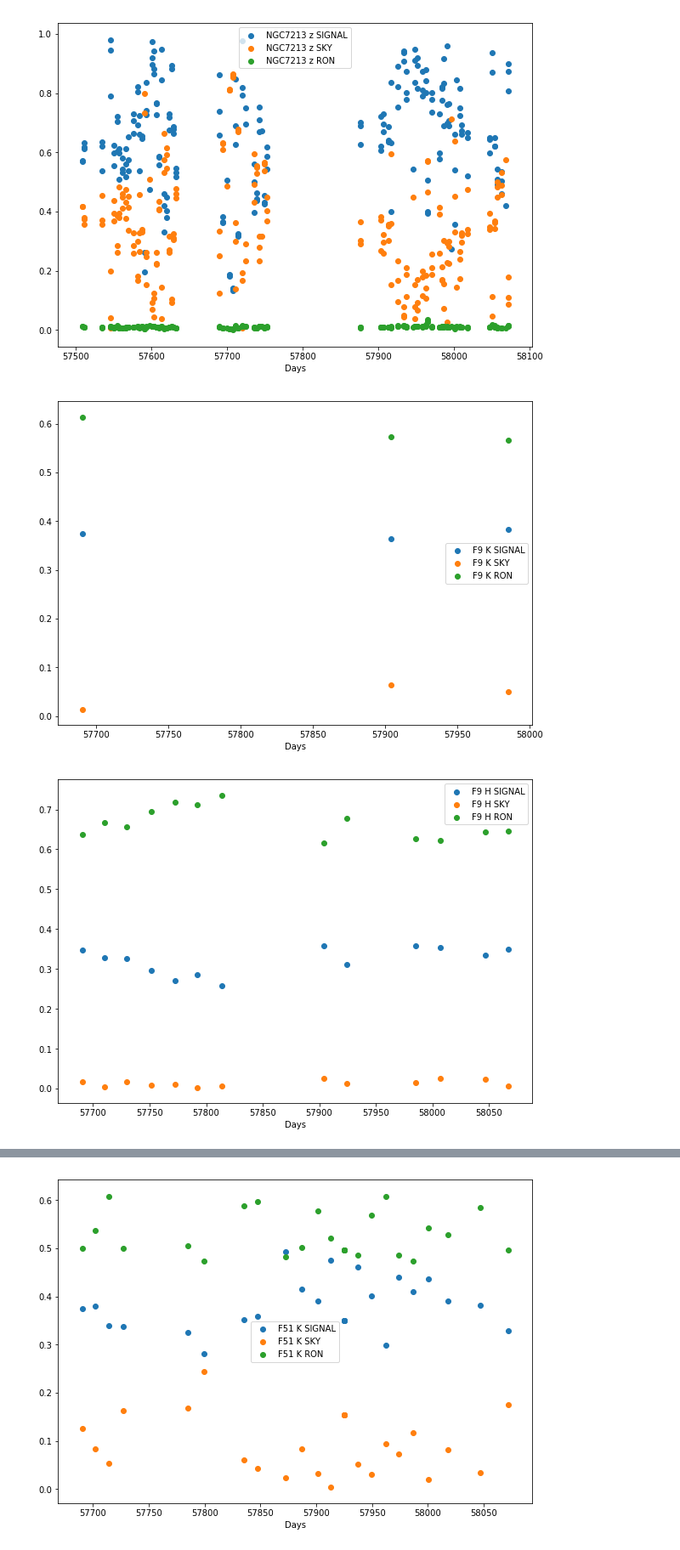
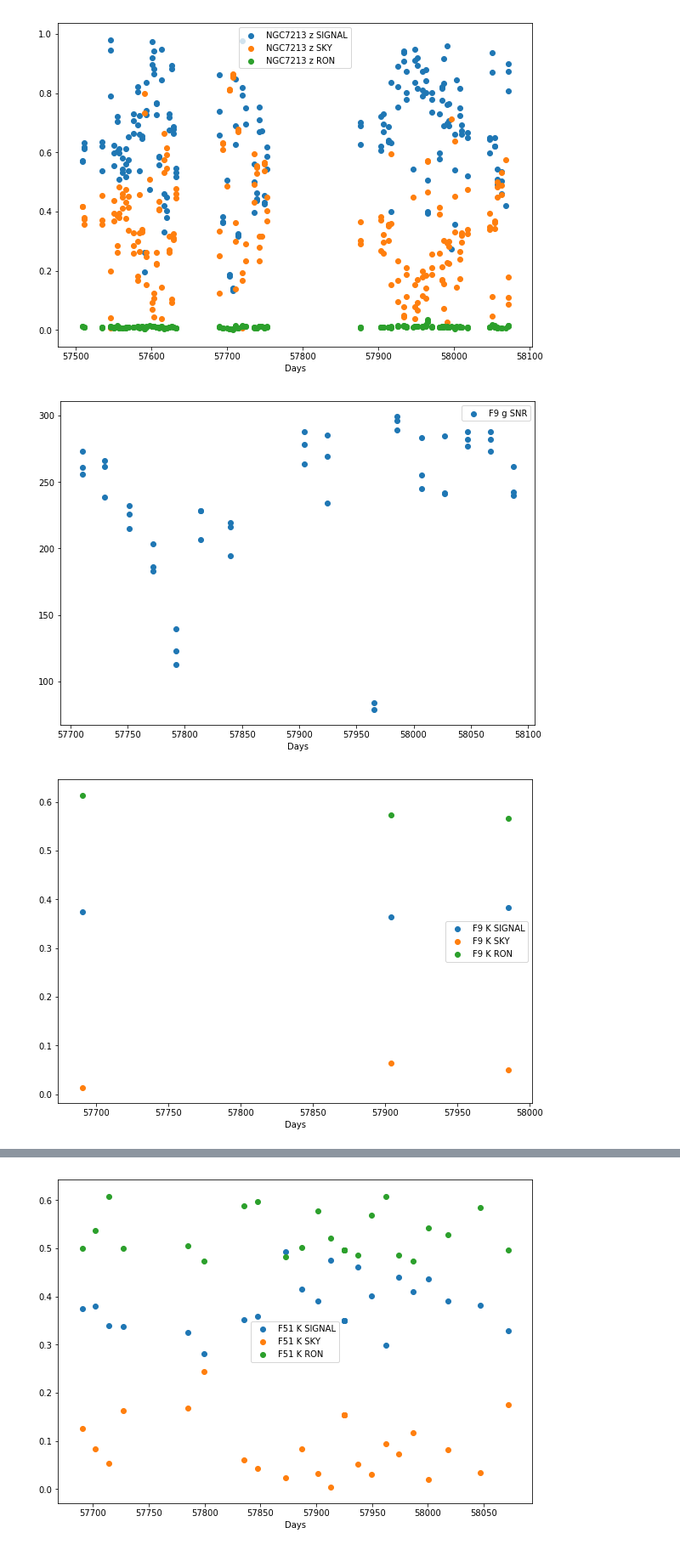
Before and after one commit to LyngeLauritsen/AGNlight, a Jupyter notebook: MasterP/SNR-parts.ipynb, the cells around one changed output, grey strips where cells are left out. Shown at 85% size. Saved outputs shown, nothing was run; the diff lists cells and outputs as text; code cells hidden in the pictures.

```diff
--- a/MasterP/SNR-parts.ipynb
+++ b/MasterP/SNR-parts.ipynb
@@ -840,6 +997,15 @@ plt.show()
 [figure]
 [figure]
 # %%
+plt.figure(figsize=(10,7))
+
+plt.scatter(F9_g_SNR[:,0],F9_g_SNR[:,1],label='F9 g SNR')
+
+plt.legend()
+
+plt.xlabel('Days')
+plt.show()
+
 plt.figure(figsize=(10,7))
 
 plt.scatter(F9_K_SNR[:,0],F9_K_SNR[:,2],label='F9 K SIGNAL')
@@ -890,32 +1056,32 @@ plt.scatter(F9_r_SNR[:,0],F9_r_SNR[:,2],label='F9 r SIGNAL')
 plt.scatter(F9_r_SNR[:,0],F9_r_SNR[:,3],label='F9 r SKY')
 plt.scatter(F9_r_SNR[:,0],F9_r_SNR[:,4],label='F9 r RON')
 
 plt.legend()
 
 plt.xlabel('Days')
 plt.show()
 
 plt.figure(figsize=(10,7))
 
 plt.scatter(F9_i_SNR[:,0],F9_i_SNR[:,2],label='F9 i SIGNAL')
 plt.scatter(F9_i_SNR[:,0],F9_i_SNR[:,3],label='F9 i SKY')
 plt.scatter(F9_i_SNR[:,0],F9_i_SNR[:,4],label='F9 i RON')
 
 plt.legend()
 
 plt.xlabel('Days')
 plt.show()
 
 plt.figure(figsize=(10,7))
 
 plt.scatter(F9_z_SNR[:,0],F9_z_SNR[:,2],label='F9 z SIGNAL')
 plt.scatter(F9_z_SNR[:,0],F9_z_SNR[:,3],label='F9 z SKY')
 plt.scatter(F9_z_SNR[:,0],F9_z_SNR[:,4],label='F9 z RON')
 
 plt.legend()
 
 plt.xlabel('Days')
 plt.show()
 # %% [output]
-[figure, old version]
+[figure, new version]
-[figure, old version]
+[figure, new version]
```
Also changed, not shown: parts of 16 cells of this notebook, 41 other files.
